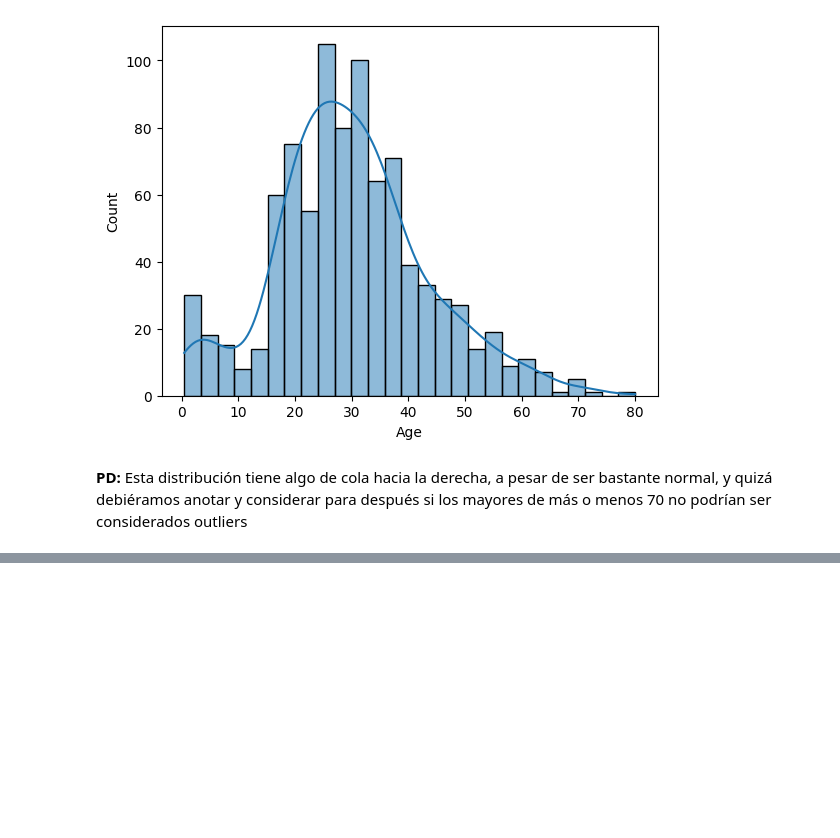
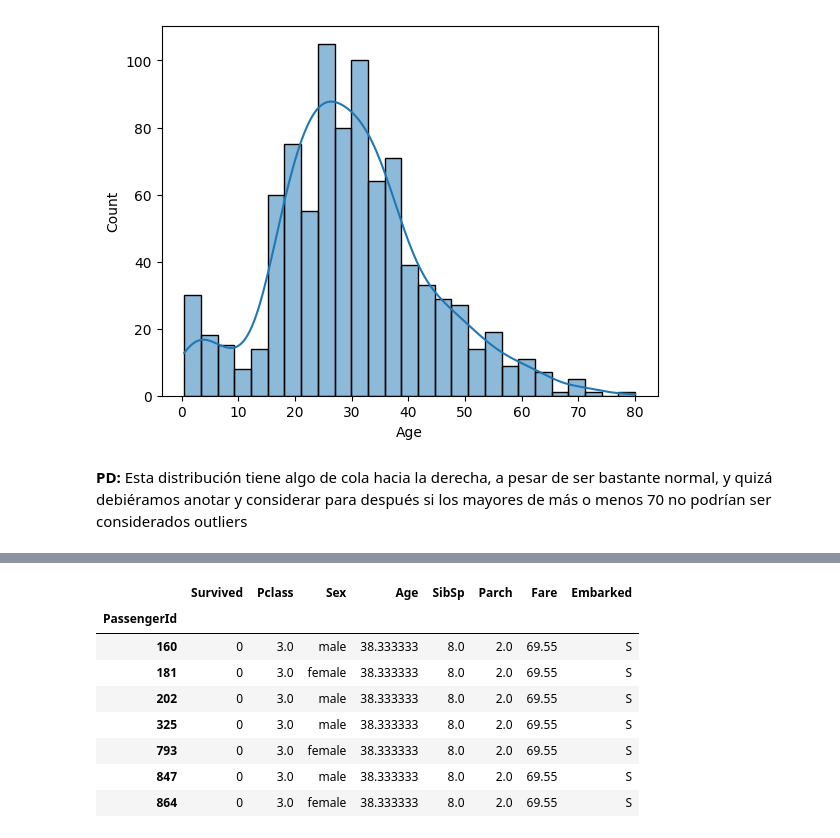
Before and after one commit to AI-School-F5-P2/titanic_example, a Jupyter notebook: titanic_eda.ipynb, the cells around one changed output, grey strips where cells are left out. Drawn from its saved outputs; the diff is of its cells as text; code cells hidden in the pictures; blank space fills up the shorter version.

```diff
--- a/titanic_eda.ipynb
+++ b/titanic_eda.ipynb
@@ -784,0 +751,3 @@ Este es un dataset pequeño y es difícil tratar esos casos. Podría ser un prob
+# %%
+# Eliminamos
+df = df[df["Fare"]<400]
@@ -784,0 +775,13 @@ Este es un dataset pequeño y es difícil tratar esos casos. Podría ser un prob
+# %%
+# Son varios. Sospechoso que coincidan en casi todas las columnas
+df[df["SibSp"]>6]
+# %% [output]
+|  | Survived | Pclass | Sex | Age | SibSp | Parch | Fare | Embarked |
+| PassengerId |  |  |  |  |  |  |  |  |
+| 160 | 0 | 3.0 | male | 38.333333 | 8.0 | 2.0 | 69.55 | S |
+| 181 | 0 | 3.0 | female | 38.333333 | 8.0 | 2.0 | 69.55 | S |
+| 202 | 0 | 3.0 | male | 38.333333 | 8.0 | 2.0 | 69.55 | S |
+| 325 | 0 | 3.0 | male | 38.333333 | 8.0 | 2.0 | 69.55 | S |
+| 793 | 0 | 3.0 | female | 38.333333 | 8.0 | 2.0 | 69.55 | S |
+| 847 | 0 | 3.0 | male | 38.333333 | 8.0 | 2.0 | 69.55 | S |
+| 864 | 0 | 3.0 | female | 38.333333 | 8.0 | 2.0 | 69.55 | S |
```
Also changed, not shown: parts of 86 cells of this notebook.
